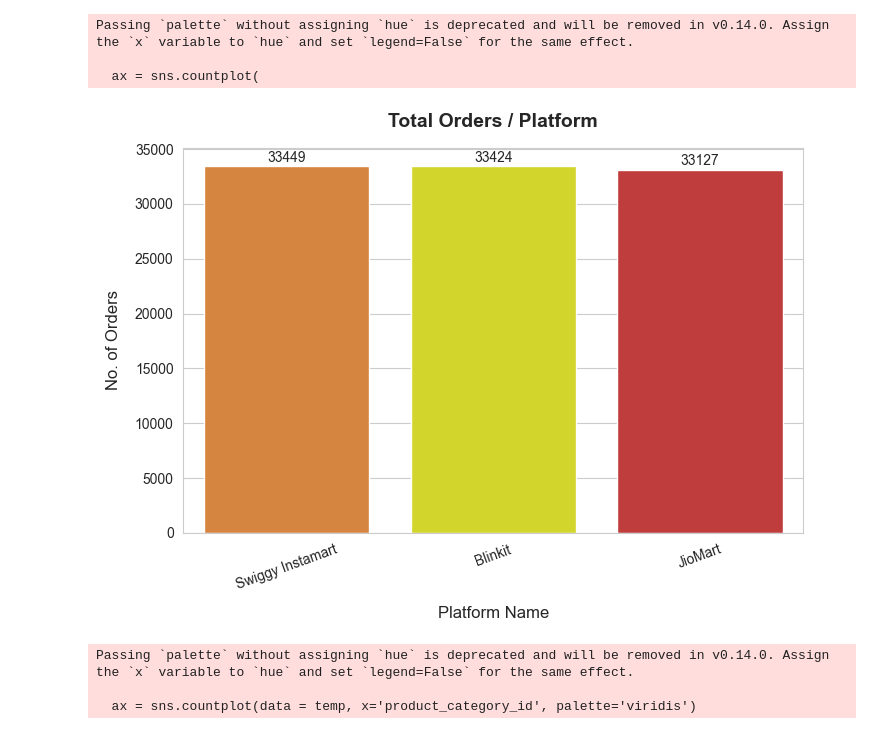
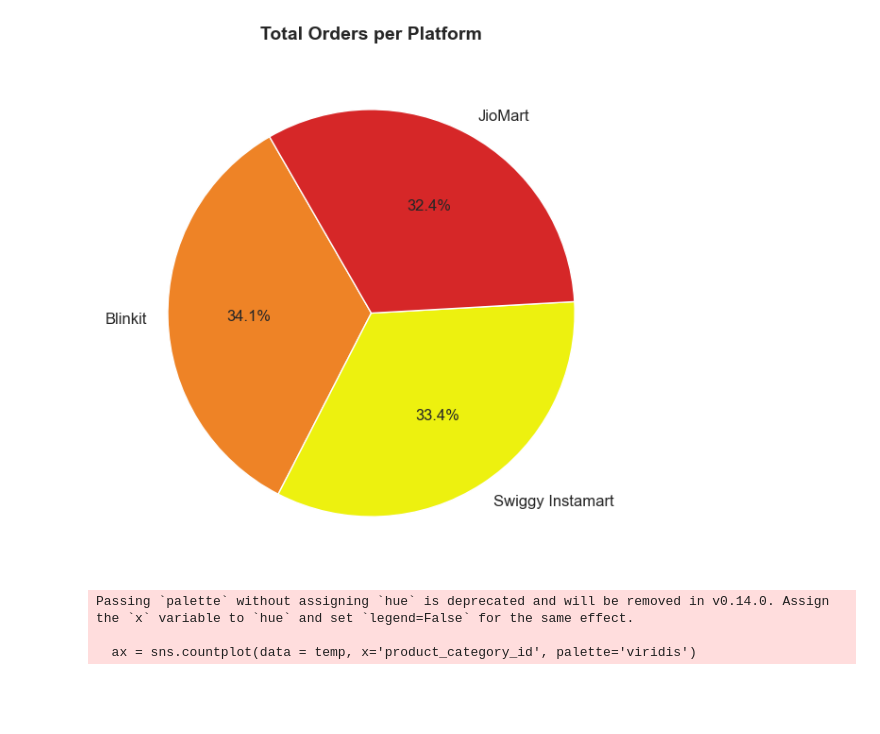
Before and after one commit to DanishShaikh18/Ecommerce-Delivery-Performance-Analysis, a Jupyter notebook: notebooks/Analysis.ipynb, the cells around one changed output. Drawn from its saved outputs; the diff is of its cells as text; code cells hidden in the pictures; blank space fills up the shorter version.

Commit message:
Added new plots

```diff
--- a/notebooks/Analysis.ipynb
+++ b/notebooks/Analysis.ipynb
@@ -12,35 +12,27 @@ df['platform_id'] = df['platform_id'].replace({1:'JioMart',2:'Blinkit',3:'Swiggy
 # %%
 df = df.rename(columns={'platform_id':'platform_name'})
 # %%
-colors = ["#ee8326", "#edf10f", "#d62728"]
+colors = ["#ee8326", "#edf10f", "#d62728"]  # same colors as bars
 
-plt.figure(figsize=(8,5))
-sns.set_style("whitegrid")
+# Count orders per platform
+platform_counts = df['platform_name'].value_counts()
 
-ax = sns.countplot(
-    data=df,
-    x='platform_name',
-    order=df['platform_name'].value_counts().index,
-    palette=colors
+plt.figure(figsize=(7,7))
+
+plt.pie(
+    platform_counts,
+    labels=platform_counts.index,       # category names
+    autopct='%1.1f%%',                  # percentage with 1 decimal
+    startangle=120,                     # rotate start
+    colors=colors,                      # custom colors
+    wedgeprops={'edgecolor':'white'},   # clean white borders
+    textprops={'fontsize':12}           # label font size
 )
 
-# loop over all bar containers to show labels everywhere
-for container in ax.containers:
-    ax.bar_label(container, fmt='%d', padding=1)
-
-ax.set_xlabel("Platform Name", fontsize=12, labelpad=10)
-ax.set_ylabel("No. of Orders", fontsize=12, labelpad=10)
-ax.set_title("Total Orders / Platform", fontsize=14, weight='bold', pad=15)
-
-plt.xticks(rotation=20, fontsize=10)
-plt.yticks(fontsize=10)
-
+plt.title("Total Orders per Platform", fontsize=14, weight='bold', pad=15)
 plt.show()
 # %% [output]
-Passing `palette` without assigning `hue` is deprecated and will be removed in v0.14.0. Assign the `x` variable to `hue` and set `legend=False` for the same effect.
-
-  ax = sns.countplot(
-[figure, old version]
+[figure, new version]
 # %%
 temp = pd.DataFrame(df['product_category_id'].replace({1:'Dairy',2:'Grocery',3:'Snacks',4:'Fruits & Vegetables',5:'Beverages',6:'Personal Care'}))
 # %%
```
Also changed, not shown: parts of 21 cells of this notebook, 1 other file.
